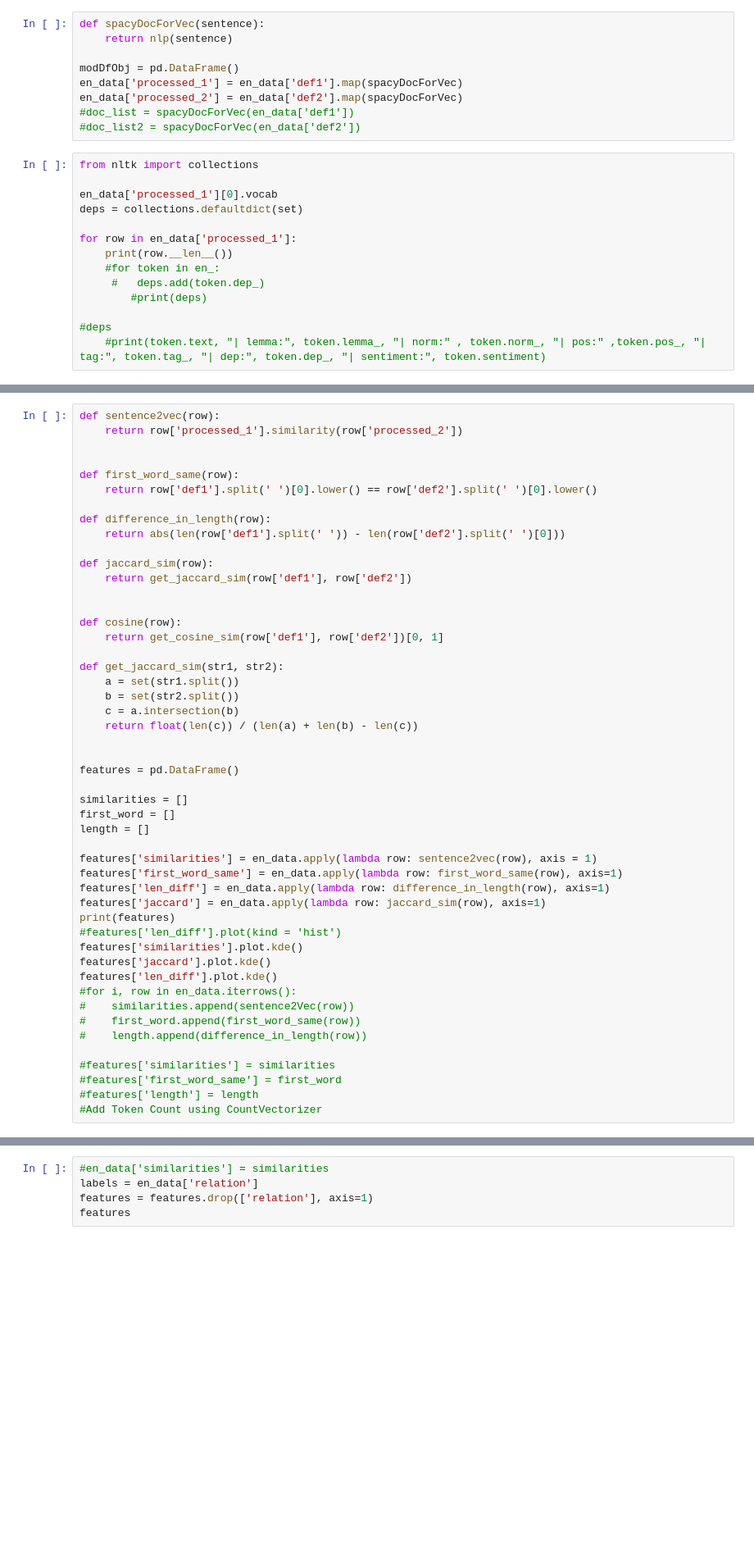
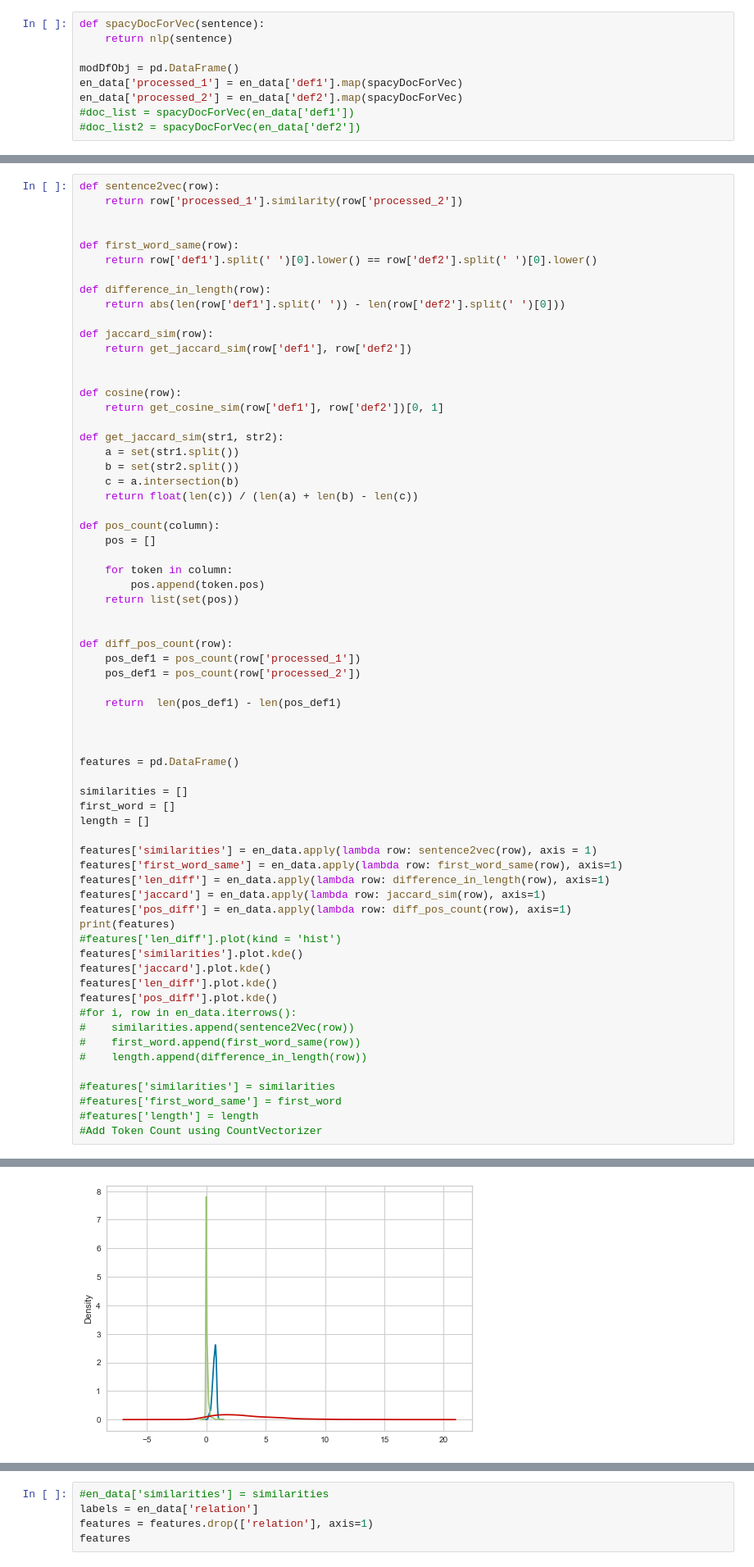
Before and after one commit to acdh-oeaw/elexis_mwsa_model, a Jupyter notebook: Codalab shared task.ipynb, the cells around one changed output, grey strips where cells are left out. Shown: that part at 82% size. Saved outputs shown, nothing was run; the diff lists cells and outputs as text; blank space fills up the shorter version.

```diff
--- a/Codalab shared task.ipynb
+++ b/Codalab shared task.ipynb
@@ -529,17 +614,3 @@ en_data['processed_1'] = en_data['def1'].map(spacyDocForVec)
 en_data['processed_2'] = en_data['def2'].map(spacyDocForVec)
 #doc_list = spacyDocForVec(en_data['def1'])
 #doc_list2 = spacyDocForVec(en_data['def2'])
-# %%
-from nltk import collections
-
-en_data['processed_1'][0].vocab
-deps = collections.defaultdict(set)
-
-for row in en_data['processed_1']:
-    print(row.__len__())
-    #for token in en_:
-     #   deps.add(token.dep_)
-        #print(deps)
-
-#deps
-    #print(token.text, "| lemma:", token.lemma_, "| norm:" , token.norm_, "| pos:" ,token.pos_, "| tag:", token.tag_, "| dep:", token.dep_, "| sentiment:", token.sentiment)
@@ -602,6 +795,21 @@ def get_jaccard_sim(str1, str2):
     c = a.intersection(b)
     return float(len(c)) / (len(a) + len(b) - len(c))
 
+def pos_count(column):
+    pos = []
+
+    for token in column:
+        pos.append(token.pos)
+    return list(set(pos))
+
+
+def diff_pos_count(row):
+    pos_def1 = pos_count(row['processed_1'])
+    pos_def1 = pos_count(row['processed_2'])
+
+    return  len(pos_def1) - len(pos_def1)
+
+
 
 features = pd.DataFrame()
 
@@ -613,11 +821,13 @@ features['similarities'] = en_data.apply(lambda row: sentence2vec(row), axis = 1
 features['first_word_same'] = en_data.apply(lambda row: first_word_same(row), axis=1)
 features['len_diff'] = en_data.apply(lambda row: difference_in_length(row), axis=1)
 features['jaccard'] = en_data.apply(lambda row: jaccard_sim(row), axis=1)
+features['pos_diff'] = en_data.apply(lambda row: diff_pos_count(row), axis=1)
 print(features)
 #features['len_diff'].plot(kind = 'hist')
 features['similarities'].plot.kde()
 features['jaccard'].plot.kde()
 features['len_diff'].plot.kde()
+features['pos_diff'].plot.kde()
 #for i, row in en_data.iterrows():
 #    similarities.append(sentence2Vec(row))
 #    first_word.append(first_word_same(row))
@@ -627,3 +837,4 @@ features['len_diff'].plot.kde()
 #features['first_word_same'] = first_word
 #features['length'] = length
 #Add Token Count using CountVectorizer
+# %% [output]
@@ -630,3 +856,4 @@ features['len_diff'].plot.kde()
+[figure, added]
 # %%
 #none = features[is_none(features)==True]
 
```
Also changed, not shown: parts of 17 cells of this notebook, 2 other files.
